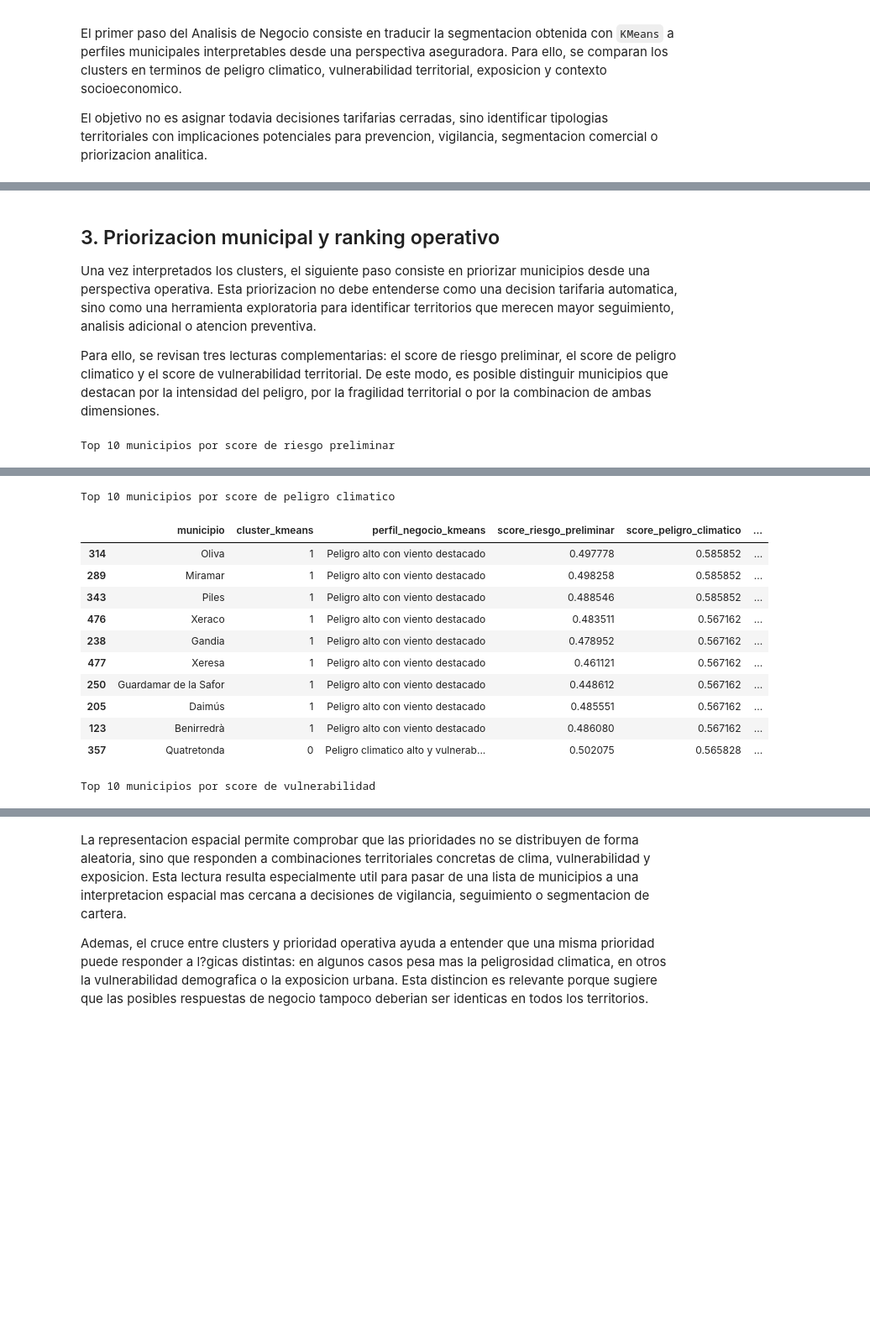
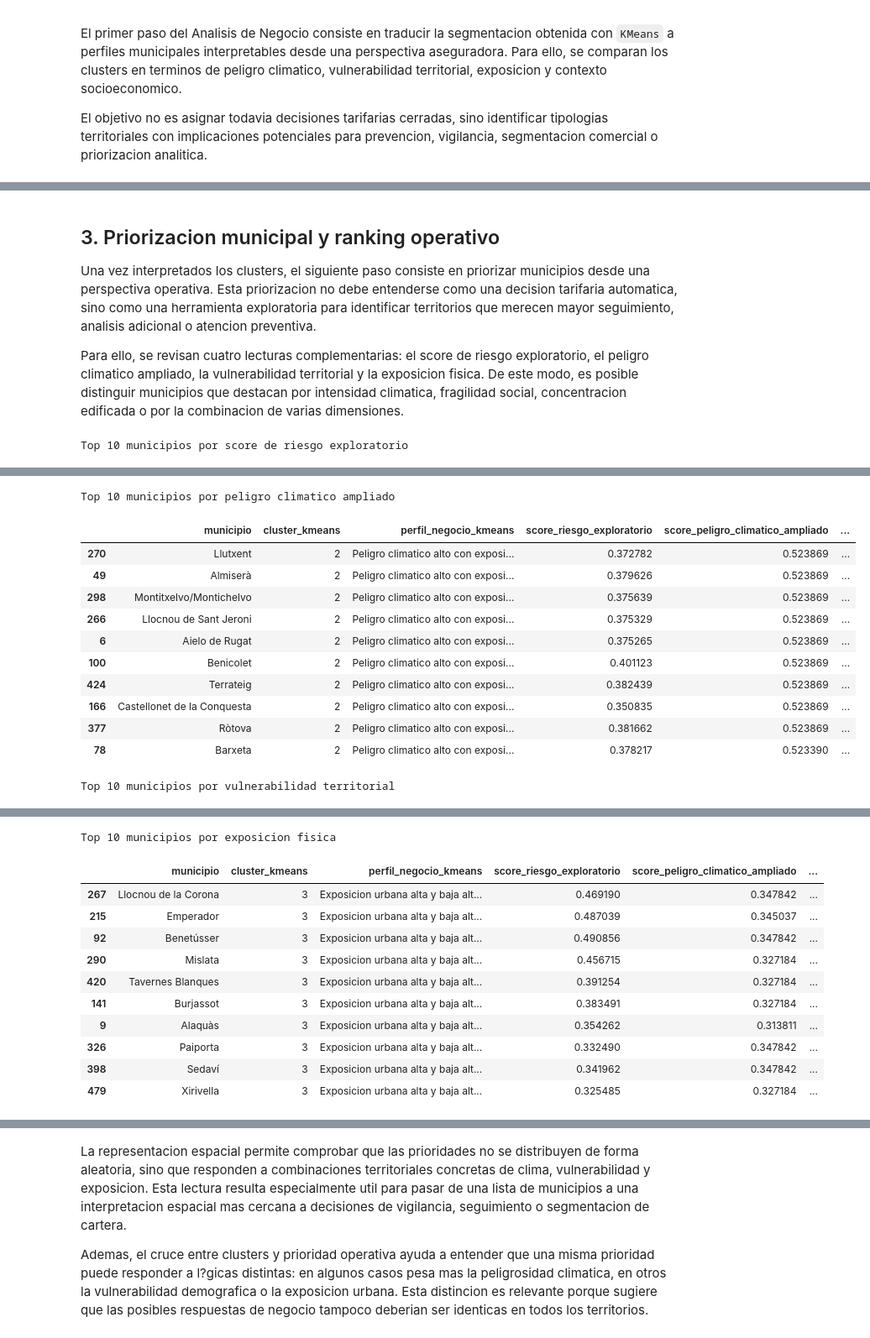
Before and after one commit to gonzalolarriba/modelo-geoespacial-riesgo-climatico, a Jupyter notebook: notebooks/notebook_5_an_negocio.ipynb, the cells around one changed output, grey strips where cells are left out. Shown at 84% size. Saved outputs shown, nothing was run; the diff lists cells and outputs as text; code cells hidden in the pictures; blank space fills up the shorter version.

```diff
--- a/notebooks/notebook_5_an_negocio.ipynb
+++ b/notebooks/notebook_5_an_negocio.ipynb
@@ -131,13 +157,16 @@ display(cluster_business_summary)
 # %%
 cluster_business_labels = {
-    0: "Peligro climatico alto y vulnerabilidad media",
-    1: "Peligro alto con viento destacado",
-    2: "Exposicion urbana densa y menor envejecimiento",
-    3: "Calor y vulnerabilidad territorial elevada",
-    4: "Interior envejecido y altitud alta",
+    0: "Interior envejecido y baja exposicion construida",
+    1: "Calor y sequedad elevados con vulnerabilidad media",
+    2: "Peligro climatico alto con exposicion moderada",
+    3: "Exposicion urbana alta y baja altitud",
 }
 
 df_seg["perfil_negocio_kmeans"] = df_seg["cluster_kmeans"].map(cluster_business_labels)
+
+if df_seg["perfil_negocio_kmeans"].isna().any():
+    missing_clusters = sorted(df_seg.loc[df_seg["perfil_negocio_kmeans"].isna(), "cluster_kmeans"].unique().tolist())
+    raise ValueError(f"Faltan etiquetas de negocio para clusters: {missing_clusters}")
 
 cluster_label_table = (
     df_seg[["cluster_kmeans", "perfil_negocio_kmeans"]]
@@ -200,29 +229,36 @@ Desde la perspectiva aseguradora, esta tipologia no equivale todavia a una polit
 
 Una vez interpretados los clusters, el siguiente paso consiste en priorizar municipios desde una perspectiva operativa. Esta priorizacion no debe entenderse como una decision tarifaria automatica, sino como una herramienta exploratoria para identificar territorios que merecen mayor seguimiento, analisis adicional o atencion preventiva.
 
-Para ello, se revisan tres lecturas complementarias: el score de riesgo preliminar, el score de peligro climatico y el score de vulnerabilidad territorial. De este modo, es posible distinguir municipios que destacan por la intensidad del peligro, por la fragilidad territorial o por la combinacion de ambas dimensiones.
+Para ello, se revisan cuatro lecturas complementarias: el score de riesgo exploratorio, el peligro climatico ampliado, la vulnerabilidad territorial y la exposicion fisica. De este modo, es posible distinguir municipios que destacan por intensidad climatica, fragilidad social, concentracion edificada o por la combinacion de varias dimensiones.
 # %%
 ranking_cols = [
     "municipio",
     "cluster_kmeans",
     "perfil_negocio_kmeans",
-    "score_riesgo_preliminar",
-    "score_peligro_climatico",
-    "score_vulnerabilidad",
+    riesgo_col,
+    peligro_col,
+    vulnerabilidad_col,
+    exposicion_col,
     "densidad_poblacion",
+    "densidad_viviendas_catastro_km2",
+    "ratio_huella_edificada_pct",
     "mayores_65_pct",
     "renta_media_hogar",
 ]
+ranking_cols = [col for col in ranking_cols if col in df_seg.columns]
 
-ranking_riesgo = df_seg[ranking_cols].sort_values("score_riesgo_preliminar", ascending=False).head(10)
-ranking_peligro = df_seg[ranking_cols].sort_values("score_peligro_climatico", ascending=False).head(10)
-ranking_vulnerabilidad = df_seg[ranking_cols].sort_values("score_vulnerabilidad", ascending=False).head(10)
+ranking_riesgo = df_seg[ranking_cols].sort_values(riesgo_col, ascending=False).head(10)
+ranking_peligro = df_seg[ranking_cols].sort_values(peligro_col, ascending=False).head(10)
+ranking_vulnerabilidad = df_seg[ranking_cols].sort_values(vulnerabilidad_col, ascending=False).head(10)
+ranking_exposicion = df_seg[ranking_cols].sort_values(exposicion_col, ascending=False).head(10)
 
-print("Top 10 municipios por score de riesgo preliminar")
+print("Top 10 municipios por score de riesgo exploratorio")
 display(ranking_riesgo)
-print("Top 10 municipios por score de peligro climatico")
+print("Top 10 municipios por peligro climatico ampliado")
 display(ranking_peligro)
-print("Top 10 municipios por score de vulnerabilidad")
+print("Top 10 municipios por vulnerabilidad territorial")
 display(ranking_vulnerabilidad)
+print("Top 10 municipios por exposicion fisica")
+display(ranking_exposicion)
 # %% [output]
-Top 10 municipios por score de riesgo preliminar
+Top 10 municipios por score de riesgo exploratorio
@@ -240,13 +276,13 @@ Top 10 municipios por score de riesgo preliminar
-Top 10 municipios por score de peligro climatico
+Top 10 municipios por peligro climatico ampliado
-|  | municipio | cluster_kmeans | perfil_negocio_kmeans | score_riesgo_preliminar | score_peligro_climatico | ... |
-| 314 | Oliva | 1 | Peligro alto con viento destacado | 0.497778 | 0.585852 | ... |
-| 289 | Miramar | 1 | Peligro alto con viento destacado | 0.498258 | 0.585852 | ... |
-| 343 | Piles | 1 | Peligro alto con viento destacado | 0.488546 | 0.585852 | ... |
-| 476 | Xeraco | 1 | Peligro alto con viento destacado | 0.483511 | 0.567162 | ... |
-| 238 | Gandia | 1 | Peligro alto con viento destacado | 0.478952 | 0.567162 | ... |
-| 477 | Xeresa | 1 | Peligro alto con viento destacado | 0.461121 | 0.567162 | ... |
-| 250 | Guardamar de la Safor | 1 | Peligro alto con viento destacado | 0.448612 | 0.567162 | ... |
-| 205 | Daimús | 1 | Peligro alto con viento destacado | 0.485551 | 0.567162 | ... |
-| 123 | Benirredrà | 1 | Peligro alto con viento destacado | 0.486080 | 0.567162 | ... |
-| 357 | Quatretonda | 0 | Peligro climatico alto y vulnerab... | 0.502075 | 0.565828 | ... |
+|  | municipio | cluster_kmeans | perfil_negocio_kmeans | score_riesgo_exploratorio | score_peligro_climatico_ampliado | ... |
+| 270 | Llutxent | 2 | Peligro climatico alto con exposi... | 0.372782 | 0.523869 | ... |
+| 49 | Almiserà | 2 | Peligro climatico alto con exposi... | 0.379626 | 0.523869 | ... |
+| 298 | Montitxelvo/Montichelvo | 2 | Peligro climatico alto con exposi... | 0.375639 | 0.523869 | ... |
+| 266 | Llocnou de Sant Jeroni | 2 | Peligro climatico alto con exposi... | 0.375329 | 0.523869 | ... |
+| 6 | Aielo de Rugat | 2 | Peligro climatico alto con exposi... | 0.375265 | 0.523869 | ... |
+| 100 | Benicolet | 2 | Peligro climatico alto con exposi... | 0.401123 | 0.523869 | ... |
+| 424 | Terrateig | 2 | Peligro climatico alto con exposi... | 0.382439 | 0.523869 | ... |
+| 166 | Castellonet de la Conquesta | 2 | Peligro climatico alto con exposi... | 0.350835 | 0.523869 | ... |
+| 377 | Ròtova | 2 | Peligro climatico alto con exposi... | 0.381662 | 0.523869 | ... |
+| 78 | Barxeta | 2 | Peligro climatico alto con exposi... | 0.378217 | 0.523390 | ... |
-Top 10 municipios por score de vulnerabilidad
+Top 10 municipios por vulnerabilidad territorial
@@ -264,3 +300,15 @@ Top 10 municipios por score de vulnerabilidad
+Top 10 municipios por exposicion fisica
+|  | municipio | cluster_kmeans | perfil_negocio_kmeans | score_riesgo_exploratorio | score_peligro_climatico_ampliado | ... |
+| 267 | Llocnou de la Corona | 3 | Exposicion urbana alta y baja alt... | 0.469190 | 0.347842 | ... |
+| 215 | Emperador | 3 | Exposicion urbana alta y baja alt... | 0.487039 | 0.345037 | ... |
+| 92 | Benetússer | 3 | Exposicion urbana alta y baja alt... | 0.490856 | 0.347842 | ... |
+| 290 | Mislata | 3 | Exposicion urbana alta y baja alt... | 0.456715 | 0.327184 | ... |
+| 420 | Tavernes Blanques | 3 | Exposicion urbana alta y baja alt... | 0.391254 | 0.327184 | ... |
+| 141 | Burjassot | 3 | Exposicion urbana alta y baja alt... | 0.383491 | 0.327184 | ... |
+| 9 | Alaquàs | 3 | Exposicion urbana alta y baja alt... | 0.354262 | 0.313811 | ... |
+| 326 | Paiporta | 3 | Exposicion urbana alta y baja alt... | 0.332490 | 0.347842 | ... |
+| 398 | Sedaví | 3 | Exposicion urbana alta y baja alt... | 0.341962 | 0.347842 | ... |
+| 479 | Xirivella | 3 | Exposicion urbana alta y baja alt... | 0.325485 | 0.327184 | ... |
 # %%
 priority_order = ["Muy alta", "Alta", "Media", "Baja"]
 
```
Also changed, not shown: parts of 21 cells of this notebook.
